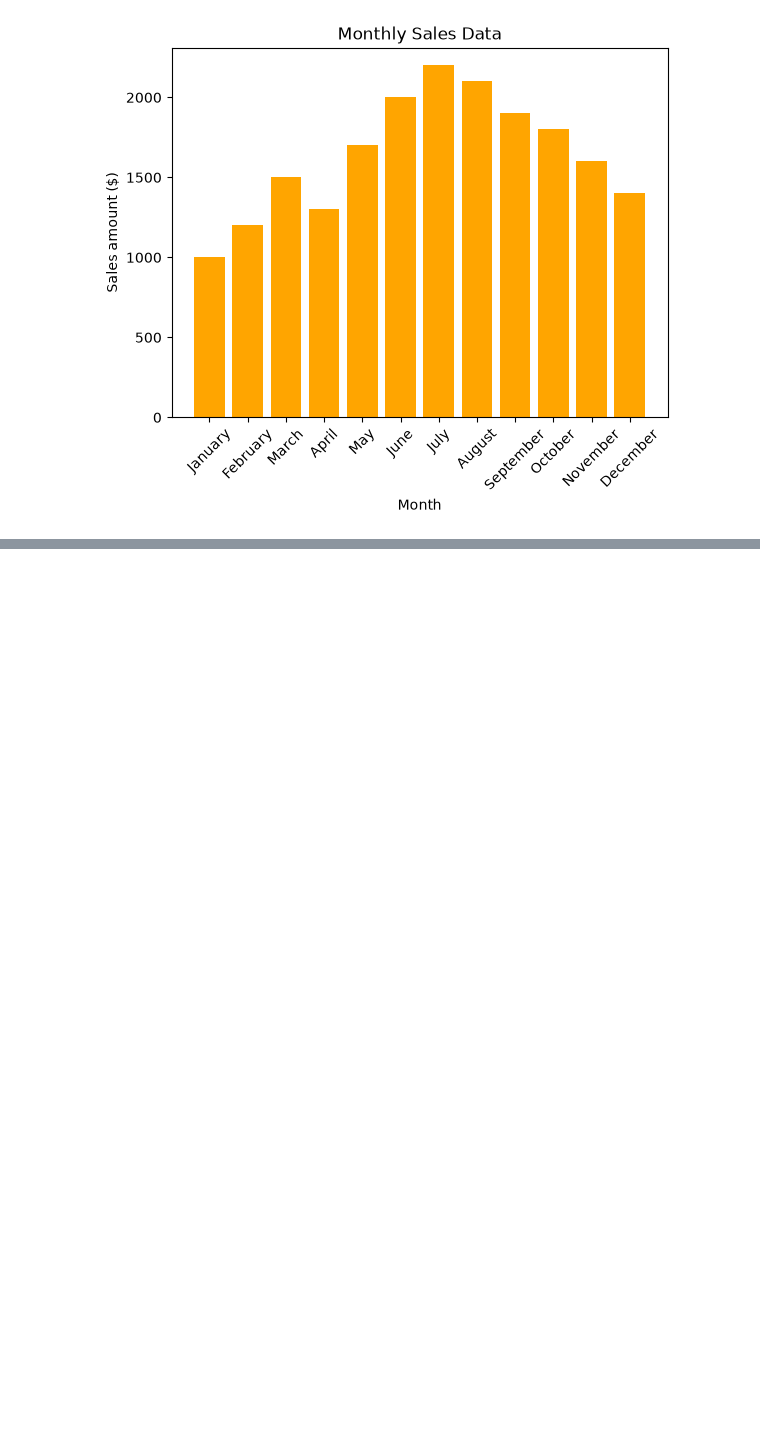
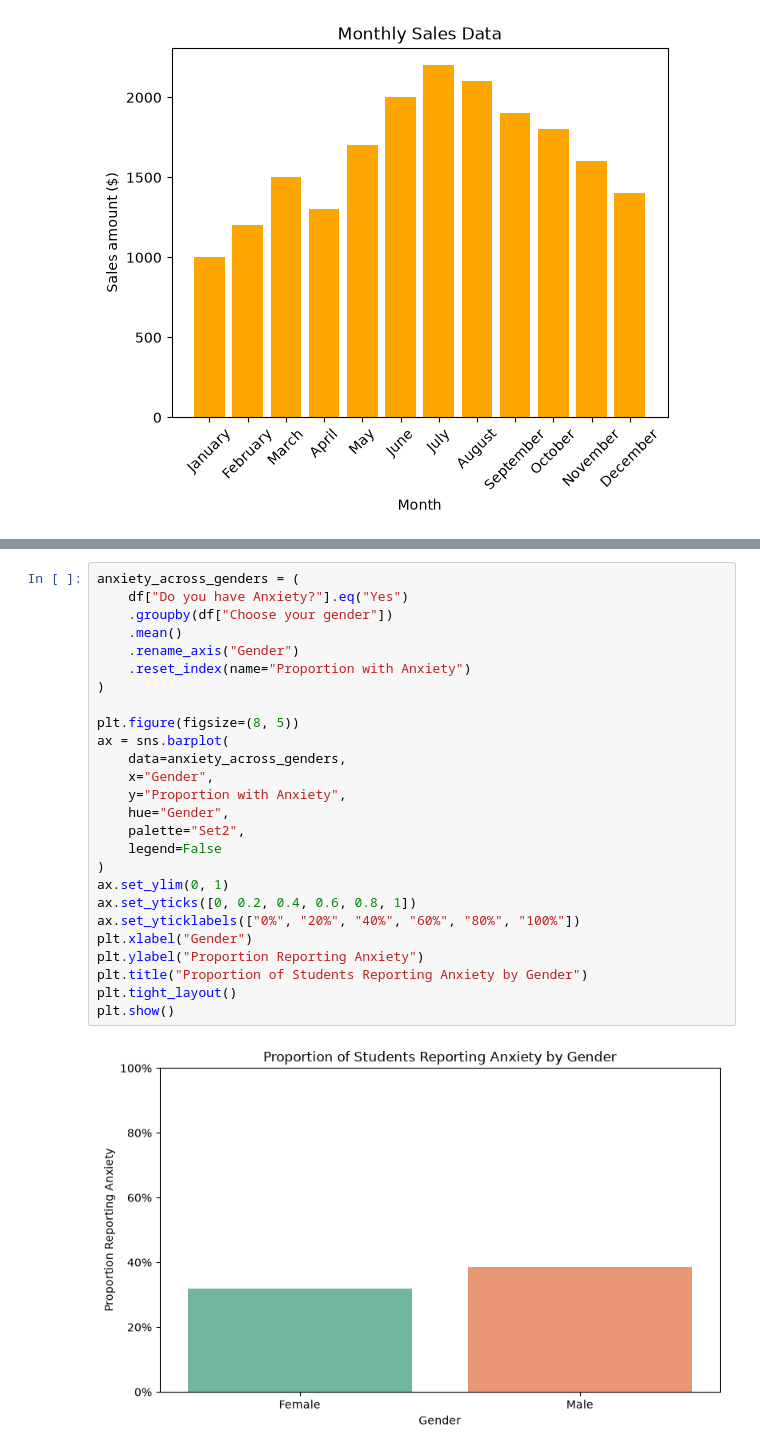
Before and after one commit to elem86/DI-Bootcamp, a Jupyter notebook: Week5/Day4/exercises.ipynb, the cells around one changed output, grey strips where cells are left out. Saved outputs shown, nothing was run; the diff lists cells and outputs as text; blank space fills up the shorter version.

```diff
--- a/Week5/Day4/exercises.ipynb
+++ b/Week5/Day4/exercises.ipynb
@@ -82,0 +212,28 @@ plt.xticks(rotation=45)
+# %%
+anxiety_across_genders = (
+    df["Do you have Anxiety?"].eq("Yes")
+    .groupby(df["Choose your gender"])
+    .mean()
+    .rename_axis("Gender")
+    .reset_index(name="Proportion with Anxiety")
+)
+
+plt.figure(figsize=(8, 5))
+ax = sns.barplot(
+    data=anxiety_across_genders,
+    x="Gender",
+    y="Proportion with Anxiety",
+    hue="Gender",
+    palette="Set2",
+    legend=False
+)
+ax.set_ylim(0, 1)
+ax.set_yticks([0, 0.2, 0.4, 0.6, 0.8, 1])
+ax.set_yticklabels(["0%", "20%", "40%", "60%", "80%", "100%"])
+plt.xlabel("Gender")
+plt.ylabel("Proportion Reporting Anxiety")
+plt.title("Proportion of Students Reporting Anxiety by Gender")
+plt.tight_layout()
+plt.show()
+# %% [output]
+[figure, added]
```
Also changed, not shown: parts of 14 cells of this notebook.
